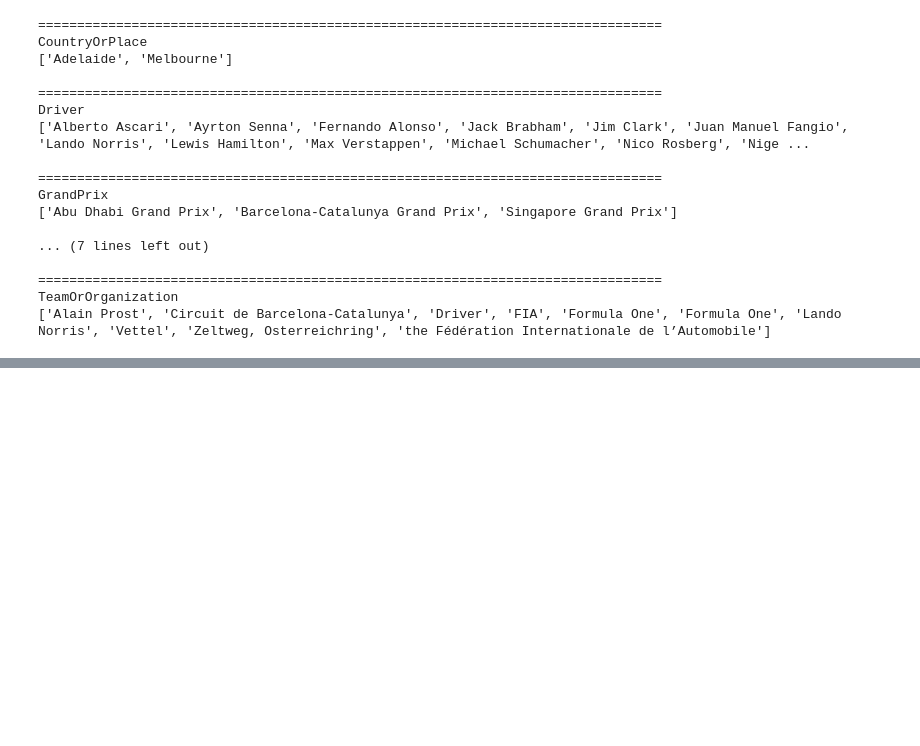
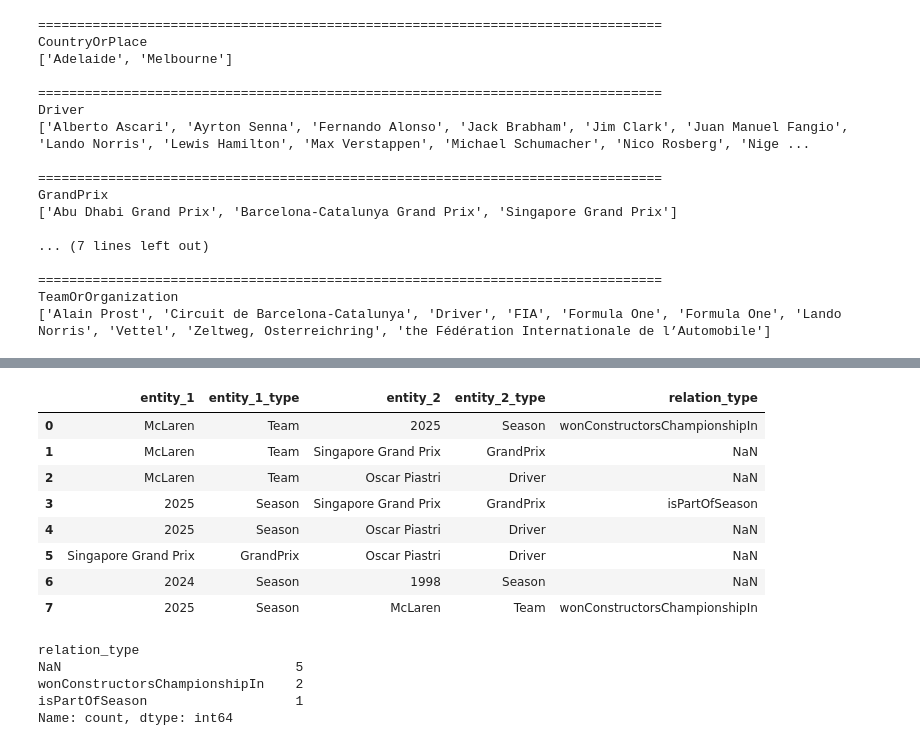
Before and after one commit to Paul-An/f1_semantic_web_project, a Jupyter notebook: notebooks/ie_test.ipynb, the cells around one changed output, grey strips where cells are left out. Saved outputs shown, nothing was run; the diff lists cells and outputs as text; code cells hidden in the pictures; blank space fills up the shorter version.

```diff
--- a/notebooks/ie_test.ipynb
+++ b/notebooks/ie_test.ipynb
@@ -523,0 +695,35 @@ TeamOrOrganization
+# %%
+from src.ie.relation_mapping import infer_f1_relation
+
+relation_candidates_df["relation_type"] = relation_candidates_df.apply(
+    lambda row: infer_f1_relation(
+        row["sentence"],
+        row["entity_1"],
+        row["entity_1_type"],
+        row["entity_2"],
+        row["entity_2_type"],
+    ),
+    axis=1,
+)
+
+relation_candidates_df[
+    ["entity_1", "entity_1_type", "entity_2", "entity_2_type", "relation_type"]
+]
+# %% [output]
+|  | entity_1 | entity_1_type | entity_2 | entity_2_type | relation_type |
+| 0 | McLaren | Team | 2025 | Season | wonConstructorsChampionshipIn |
+| 1 | McLaren | Team | Singapore Grand Prix | GrandPrix | NaN |
+| 2 | McLaren | Team | Oscar Piastri | Driver | NaN |
+| 3 | 2025 | Season | Singapore Grand Prix | GrandPrix | isPartOfSeason |
+| 4 | 2025 | Season | Oscar Piastri | Driver | NaN |
+| 5 | Singapore Grand Prix | GrandPrix | Oscar Piastri | Driver | NaN |
+| 6 | 2024 | Season | 1998 | Season | NaN |
+| 7 | 2025 | Season | McLaren | Team | wonConstructorsChampionshipIn |
+# %%
+relation_candidates_df["relation_type"].value_counts(dropna=False)
+# %% [output]
+relation_type
+NaN                              5
+wonConstructorsChampionshipIn    2
+isPartOfSeason                   1
+Name: count, dtype: int64
```
Also changed, not shown: parts of 21 cells of this notebook, 6 other files.
